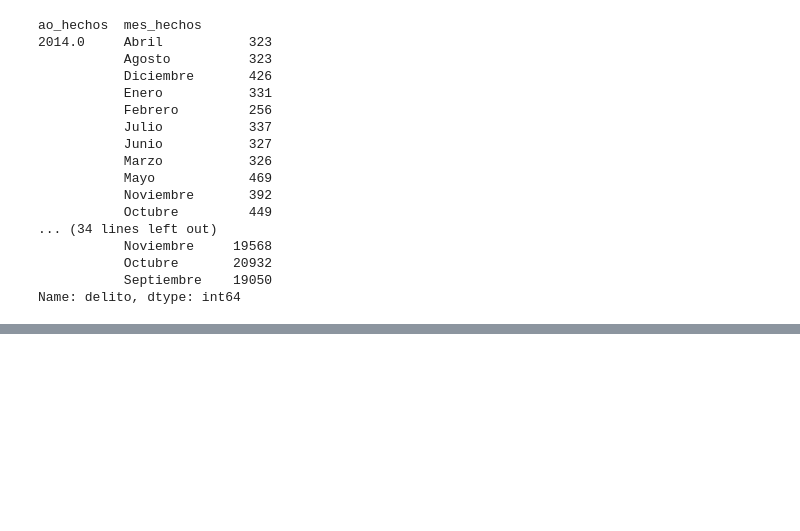
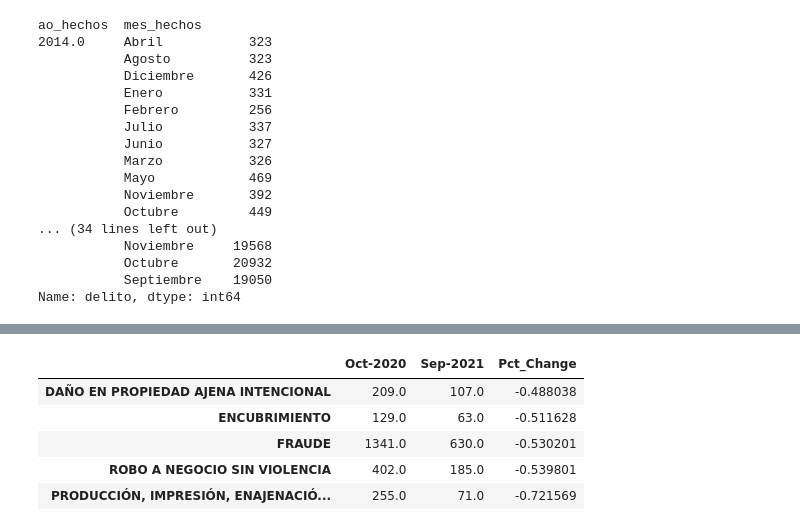
Before and after one commit to rperezme-data/Crime-Analysis-CDMX, a Jupyter notebook: CDMX Crime Exploratory Analysis.ipynb, the cells around one changed output, grey strips where cells are left out. Saved outputs shown, nothing was run; the diff lists cells and outputs as text; code cells hidden in the pictures; blank space fills up the shorter version.

```diff
--- a/CDMX Crime Exploratory Analysis.ipynb
+++ b/CDMX Crime Exploratory Analysis.ipynb
@@ -251,0 +351,10 @@ Name: delito, dtype: int64
+# %%
+## Top 5 crime decrease rate
+crime_rate.sort_values(['Pct_Change'], ascending=False).tail(5)
+# %% [output]
+|  | Oct-2020 | Sep-2021 | Pct_Change |
+| DAÑO EN PROPIEDAD AJENA INTENCIONAL | 209.0 | 107.0 | -0.488038 |
+| ENCUBRIMIENTO | 129.0 | 63.0 | -0.511628 |
+| FRAUDE | 1341.0 | 630.0 | -0.530201 |
+| ROBO A NEGOCIO SIN VIOLENCIA | 402.0 | 185.0 | -0.539801 |
+| PRODUCCIÓN, IMPRESIÓN, ENAJENACIÓ... | 255.0 | 71.0 | -0.721569 |
```
Also changed, not shown: parts of 29 cells of this notebook.
